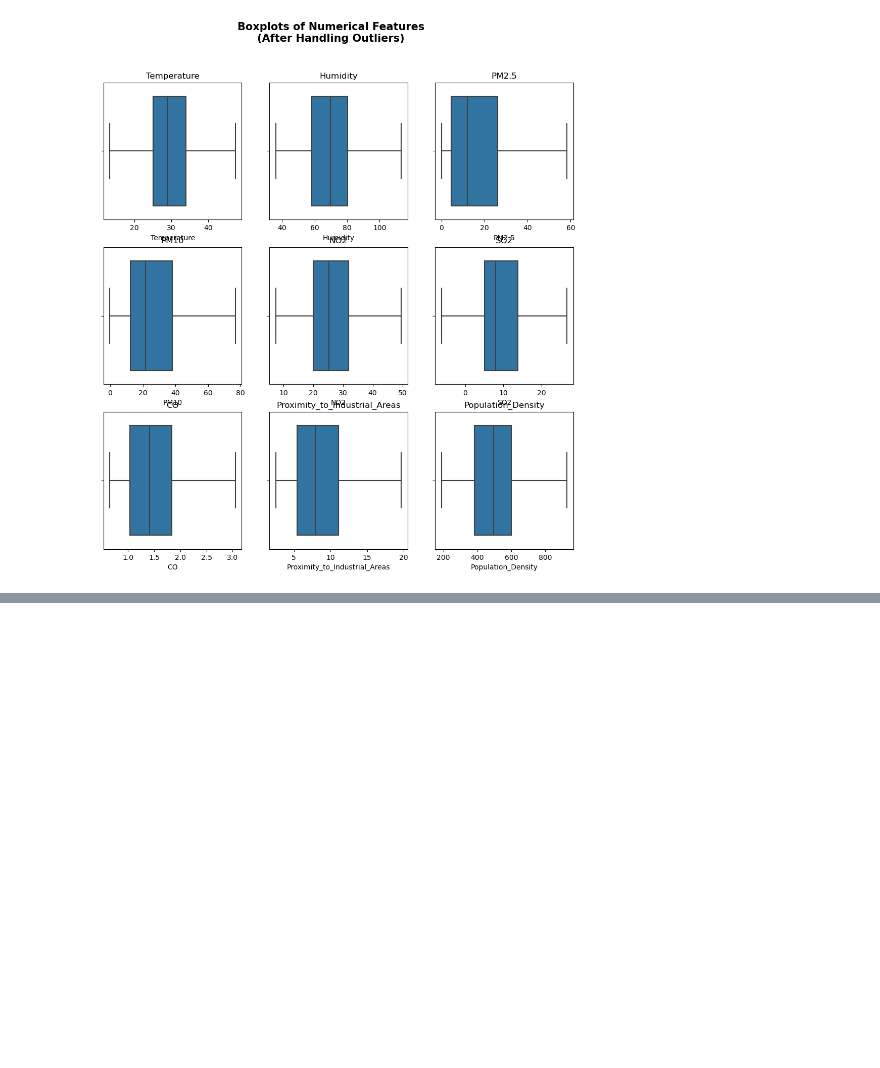
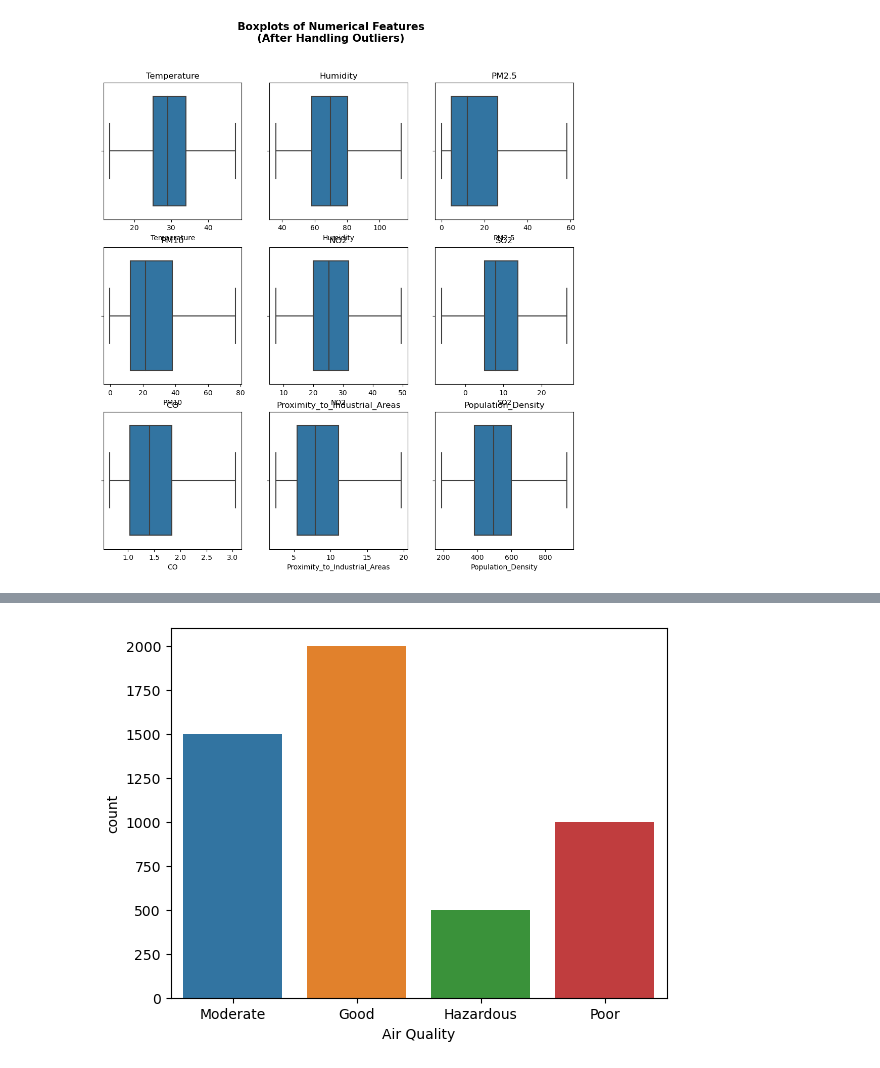
Before and after one commit to ayberkozcan/classification-exercises, a Jupyter notebook: Analyzing Air Quality/classification_air_quality.ipynb, the cells around one changed output, grey strips where cells are left out. Drawn from its saved outputs; the diff is of its cells as text; code cells hidden in the pictures; blank space fills up the shorter version.

```diff
--- a/Analyzing Air Quality/classification_air_quality.ipynb
+++ b/Analyzing Air Quality/classification_air_quality.ipynb
@@ -125,0 +150,5 @@ plt.show()
+# %%
+sns.countplot(data=df, x="Air Quality")
+plt.show()
+# %% [output]
+[figure, added]
```
Also changed, not shown: parts of 6 cells of this notebook.
